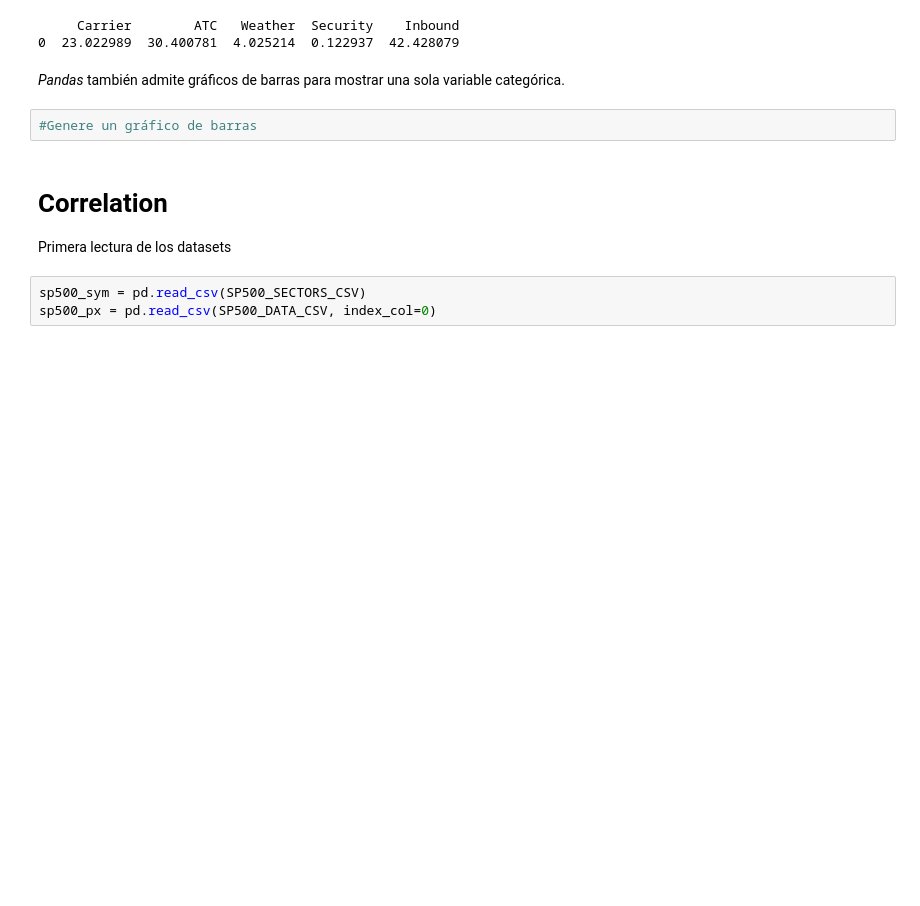
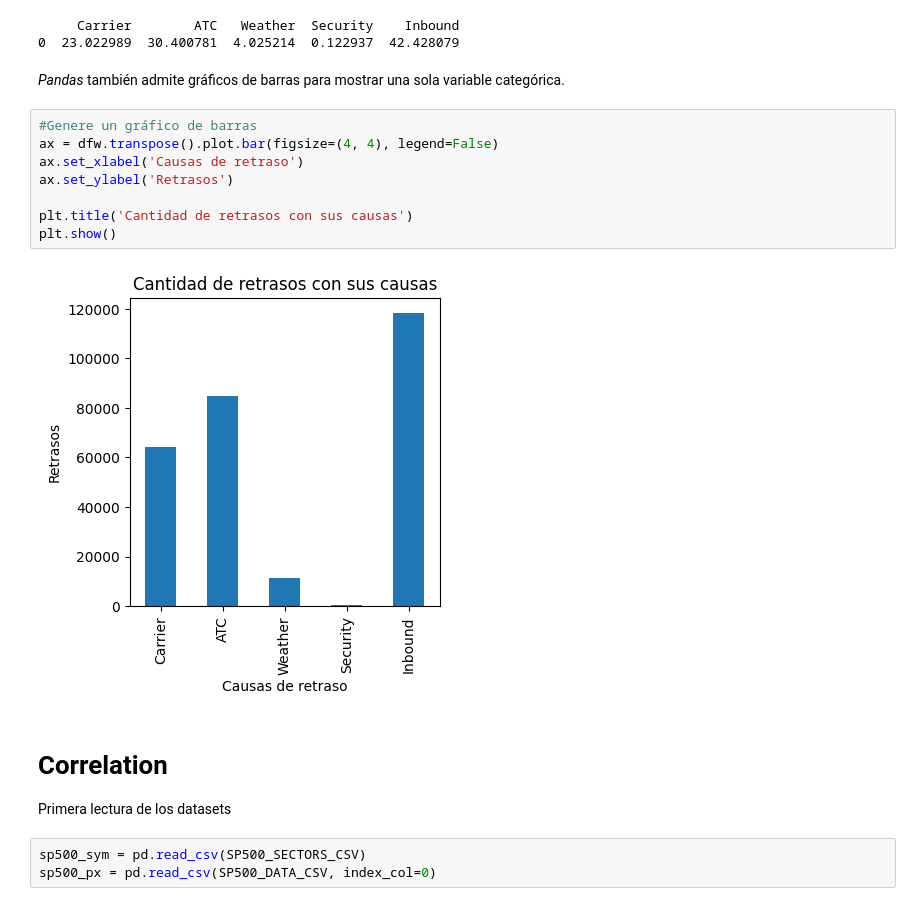
Before and after one commit to Ekronec/Machine-Learning, a Jupyter notebook: Experiencia 1/1.4 Estadistica Descriptiva/1.4.6 Para_Resolver_Exploratory_Data_Analysis.ipynb, the cells around one changed output. Saved outputs shown, nothing was run; the diff lists cells and outputs as text; blank space fills up the shorter version.

```diff
--- a/Experiencia 1/1.4 Estadistica Descriptiva/1.4.6 Para_Resolver_Exploratory_Data_Analysis.ipynb
+++ b/Experiencia 1/1.4 Estadistica Descriptiva/1.4.6 Para_Resolver_Exploratory_Data_Analysis.ipynb
@@ -236,8 +236,16 @@ print(100 * dfw / dfw.values.sum())
 0  23.022989  30.400781  4.025214  0.122937  42.428079
 # %% [markdown]
 _Pandas_ también admite gráficos de barras para mostrar una sola variable categórica.
-# %%
-#Genere un gráfico de barras
+# %%
+#Genere un gráfico de barras
+ax = dfw.transpose().plot.bar(figsize=(4, 4), legend=False)
+ax.set_xlabel('Causas de retraso')
+ax.set_ylabel('Retrasos')
+
+plt.title('Cantidad de retrasos con sus causas')
+plt.show()
+# %% [output]
+[figure, added]
 # %% [markdown]
 # Correlation
 Primera lectura de los datasets
```
Also changed, not shown: parts of 10 cells of this notebook.
